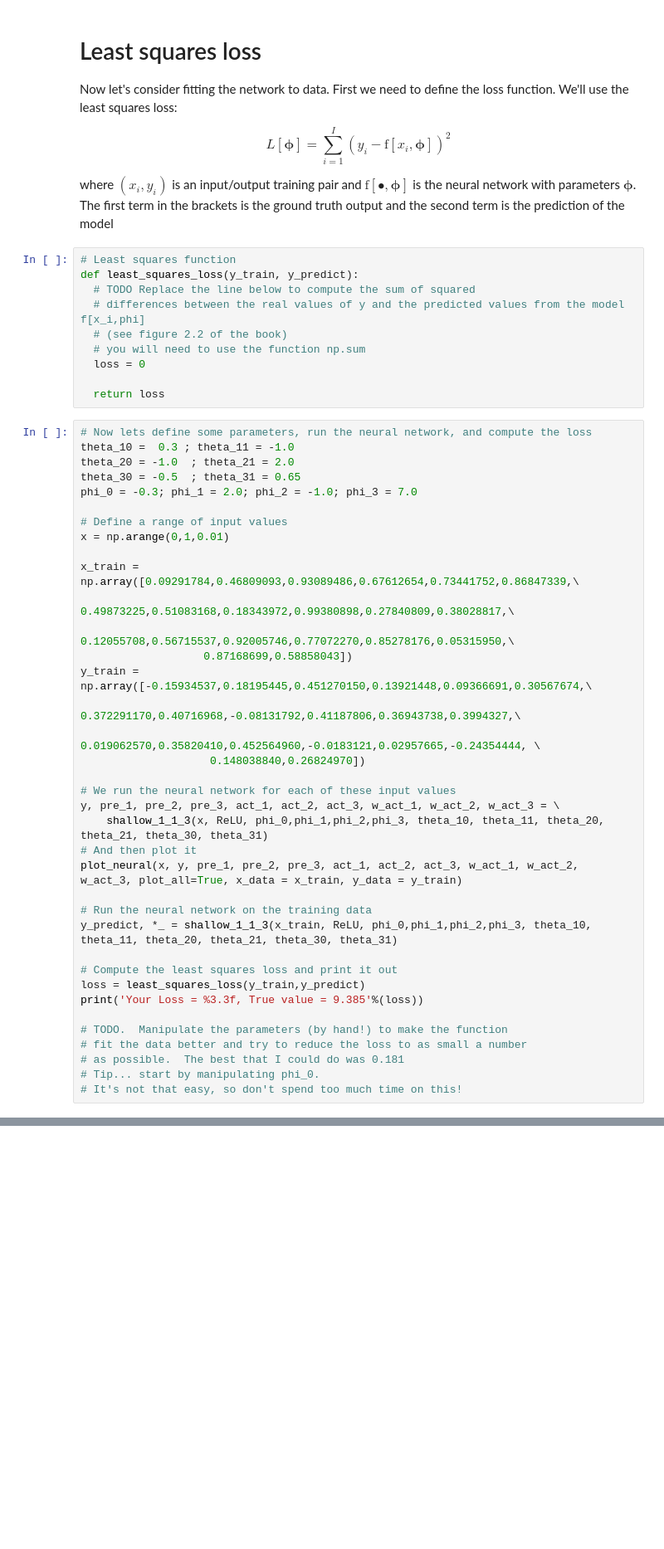
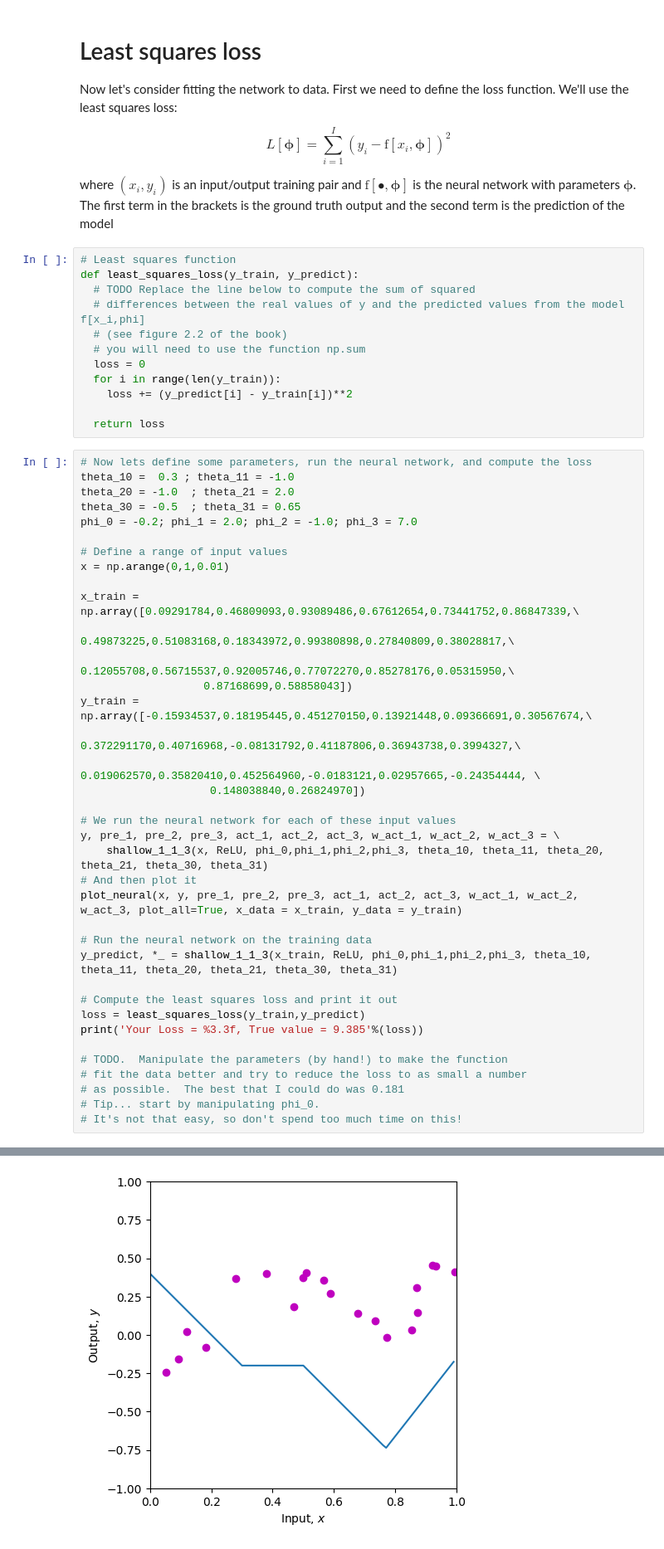
Before and after one commit to cqycqy1999/AI_Math_Infra, a Jupyter notebook: Notebooks/Chap03/3_1_Shallow_Networks_I.ipynb, the cells around one changed output, grey strips where cells are left out. Shown at 83% size. Saved outputs shown, nothing was run; the diff lists cells and outputs as text; blank space fills up the shorter version.

```diff
--- a/Notebooks/Chap03/3_1_Shallow_Networks_I.ipynb
+++ b/Notebooks/Chap03/3_1_Shallow_Networks_I.ipynb
@@ -194,6 +194,8 @@ def least_squares_loss(y_train, y_predict):
   # (see figure 2.2 of the book)
   # you will need to use the function np.sum
   loss = 0
+  for i in range(len(y_train)):
+    loss += (y_predict[i] - y_train[i])**2
 
   return loss
 # %%
@@ -201,7 +203,7 @@ def least_squares_loss(y_train, y_predict):
 theta_10 =  0.3 ; theta_11 = -1.0
 theta_20 = -1.0  ; theta_21 = 2.0
 theta_30 = -0.5  ; theta_31 = 0.65
-phi_0 = -0.3; phi_1 = 2.0; phi_2 = -1.0; phi_3 = 7.0
+phi_0 = -0.2; phi_1 = 2.0; phi_2 = -1.0; phi_3 = 7.0
 
 # Define a range of input values
 x = np.arange(0,1,0.01)
@@ -233,3 +235,4 @@ print('Your Loss = %3.3f, True value = 9.385'%(loss))
 # as possible.  The best that I could do was 0.181
 # Tip... start by manipulating phi_0.
 # It's not that easy, so don't spend too much time on this!
+# %% [output]
@@ -235,0 +240 @@ print('Your Loss = %3.3f, True value = 9.385'%(loss))
+[figure, added]
```
Also changed, not shown: parts of 1 cell of this notebook.
